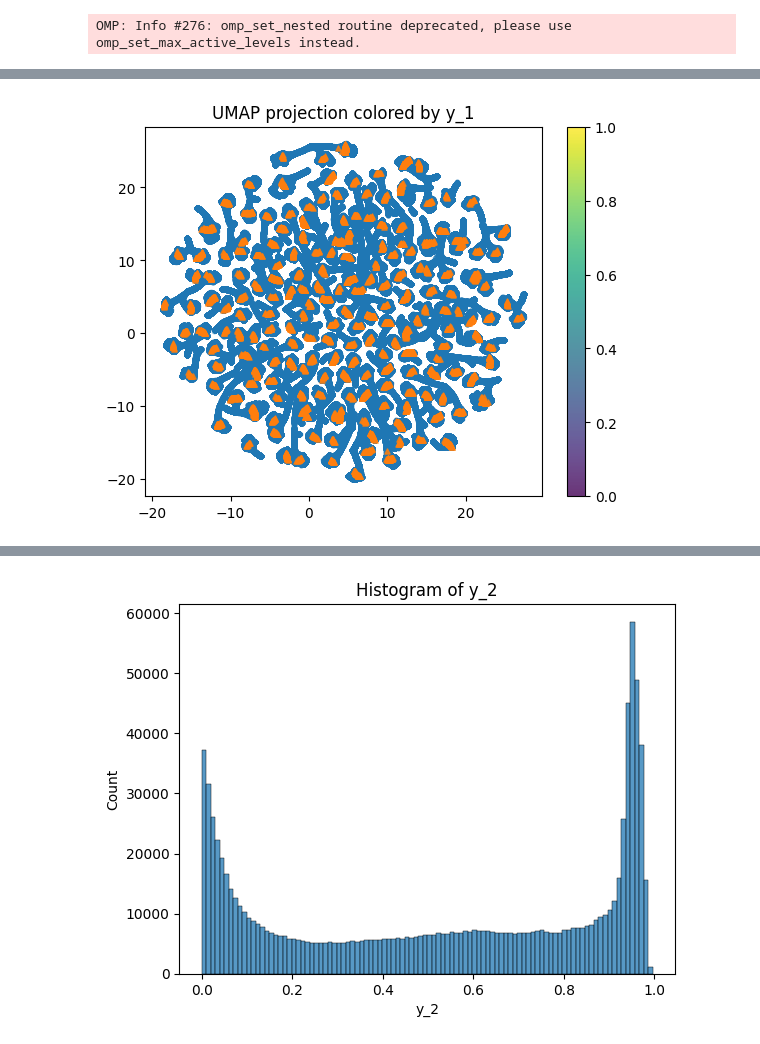
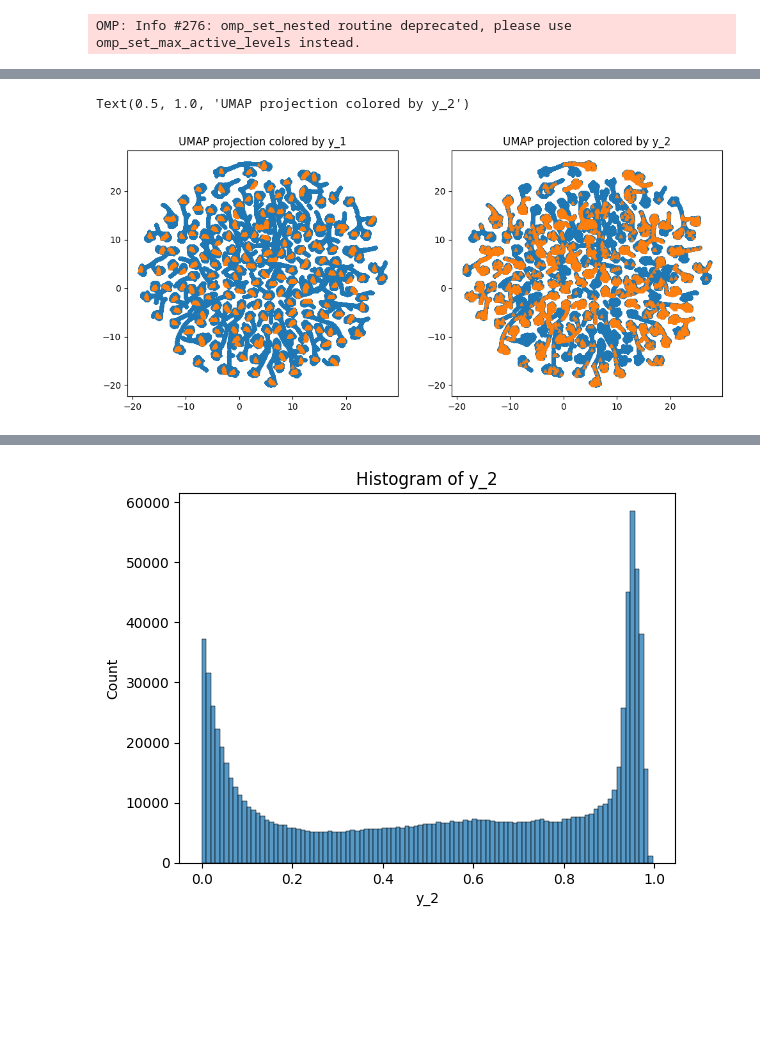
Before and after one commit to annkasch/resolve, a Jupyter notebook: examples/binary-black-hole/umap.ipynb, the cells around one changed output, grey strips where cells are left out. Cells and saved outputs as stored; diff of their text form; code cells hidden in the pictures; blank space fills up the shorter version.

```diff
--- a/examples/binary-black-hole/umap.ipynb
+++ b/examples/binary-black-hole/umap.ipynb
@@ -49,11 +52,18 @@ mask1_2 = (y_2 >= 0.98)
 # %%
+fig, axes = plt.subplots(1, 2, figsize=(12, 5))
 # Example visualization for y_1
-plt.scatter(X_umap[mask0_1, 0], X_umap[mask0_1, 1],
+axes[0].scatter(X_umap[mask0_1, 0], X_umap[mask0_1, 1],
             s=10, alpha=0.5, marker='o', label='Class 0', zorder=1)
-plt.scatter(X_umap[mask1_1, 0], X_umap[mask1_1, 1],
+axes[0].scatter(X_umap[mask1_1, 0], X_umap[mask1_1, 1],
             s=14, alpha=0.8, marker='^', label='Class 1', zorder=2)
-plt.colorbar()
-plt.title("UMAP projection colored by y_1")
-plt.show()
+axes[0].set_title("UMAP projection colored by y_1")
+
+# Example visualization for y_1
+axes[1].scatter(X_umap[mask0_2, 0], X_umap[mask0_2, 1],
+            s=10, alpha=0.5, marker='o', label='Class 0', zorder=1)
+axes[1].scatter(X_umap[mask1_2, 0], X_umap[mask1_2, 1],
+            s=14, alpha=0.8, marker='^', label='Class 1', zorder=2)
+axes[1].set_title("UMAP projection colored by y_2")
 # %% [output]
+Text(0.5, 1.0, 'UMAP projection colored by y_2')
-[figure, old version]
+[figure, new version]
```
Also changed, not shown: parts of 2 cells of this notebook.
